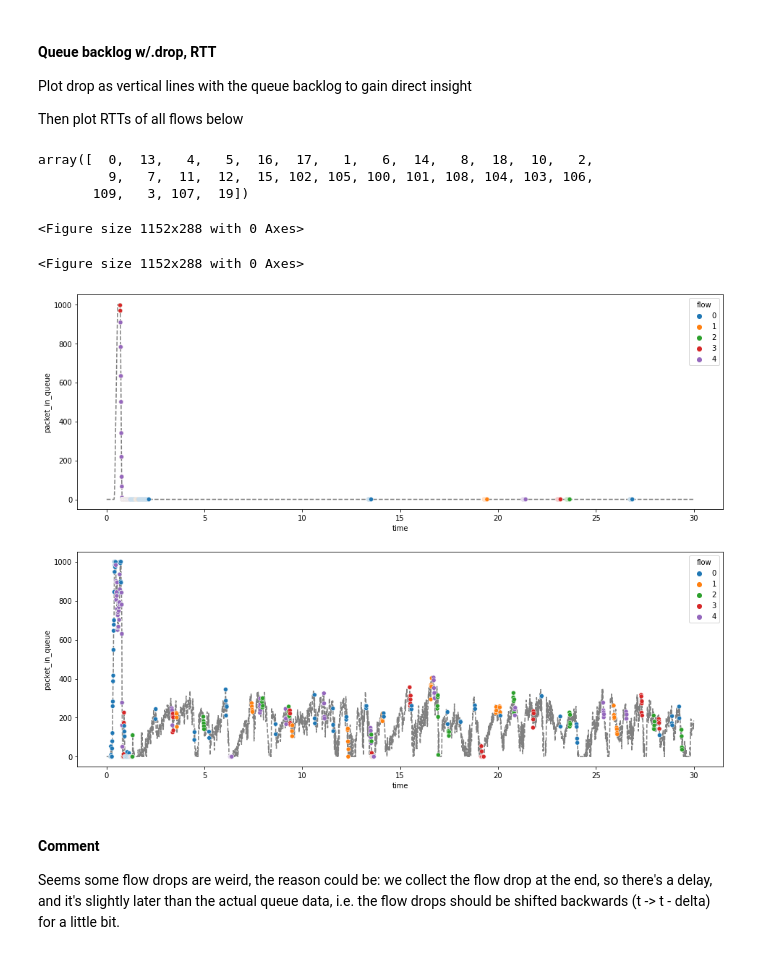
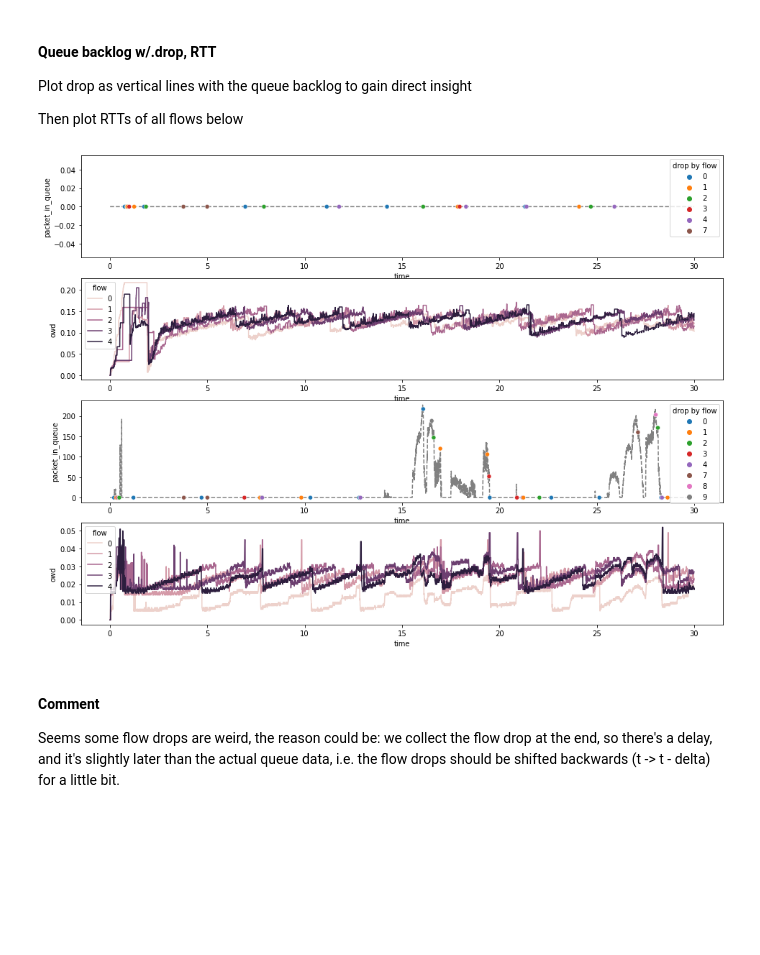
Before and after one commit to PrinceS17/NS_Simulation_Toolkit, a Jupyter notebook: script/corr_analysis.ipynb, the cells around one changed output. Saved outputs shown, nothing was run; the diff lists cells and outputs as text; code cells hidden in the pictures; blank space fills up the shorter version.

```diff
--- a/script/corr_analysis.ipynb
+++ b/script/corr_analysis.ipynb
@@ -255,72 +258,27 @@ Linear/rank correlation of SLR < 0 for co-btnk link, as the loss might be interl
 Plot drop as vertical lines with the queue backlog to gain direct insight
 
 Then plot RTTs of all flows below
-# %%
-# TODO
-
-import matplotlib.pyplot as plt
-
-# fig, ax = plt.subplots(2, 1)
-plt.figure(figsize=(16, 4))
-data = qdfs[1]
-fdf = dfs[1]
-fdf = fdf.query('drop == 1')
-idx = fdf.index
-
-
-fdf.iloc[:50]
-# data
-
-fdf['flow'].unique()
-
-# pd.merge(data, fdf, on='time')      # join on both columns, works
-# %% [output]
-array([  0,  13,   4,   5,  16,  17,   1,   6,  14,   8,  18,  10,   2,
-         9,   7,  11,  12,  15, 102, 105, 100, 101, 108, 104, 103, 106,
-       109,   3, 107,  19])
-<Figure size 1152x288 with 0 Axes>
 # %%
-# TODO
-
 import matplotlib.pyplot as plt
 
-# fig, ax = plt.subplots(2, 1)
-plt.figure(figsize=(16, 4))
-data = qdfs[1]
-fdf = dfs[1]
-fdf = fdf.query('cstate == 3 or cstate == 4')
-idx = fdf.index
-
-
-fdf
-data
-
-# d1 = data.iloc[idx]
-
-# # usage of marker
-# res = sns.lineplot(x='time', y='packet_in_queue', data=data,
-#     marker='x', markeredgecolor='red', markersize=5, markevery=range(1, len(data), 50))
-
-# # usage of another layer of plot
-# sns.scatterplot(x='time', y='packet_in_queue', color='red', data=d1)
-
-# plt.show()
-
-
-# official
-fig, ax = plt.subplots(2, 1, figsize=(16, 12))
+fig, ax = plt.subplots(4, 1, figsize=(16, 12))
+n_flow = 10
 for i in range(2):
     qdf, fdf = qdfs[i], dfs[i]
     pq = 'packet_in_queue'
-    fdf = fdf.query('(cstate == 3 or cstate == 4) and flow < 5')
+    fdf = fdf.query(f'drop > 0 and flow < {n_flow}')
     fdf = pd.merge(fdf, qdf, on='time')
-    sns.lineplot(x='time', y=pq, data=qdf, color='grey', linestyle='--', ax=ax[i], zorder=1)
-    sns.scatterplot(x='time', y=pq, data=fdf, marker='o', hue='flow', ax=ax[i], palette='tab10', zorder=2)
+    sns.lineplot(x='time', y=pq, data=qdf, color='grey', linestyle='--', ax=ax[2*i], zorder=1)
+    sns.scatterplot(x='time', y=pq, data=fdf, marker='o', hue='flow', ax=ax[2*i], palette='tab10', zorder=2)
+    lg = ax[2*i].get_legend()
+    lg.set_title('drop by flow')
+
+    # sns.lineplot(x='time', y='rtt', data=dfs[i].query('flow < 5'), hue='flow', ax=ax[2*i + 1])
+    sns.lineplot(x='time', y='owd', data=dfs[i].query('flow < 5'), hue='flow', ax=ax[2*i + 1])
 
 plt.show()
 # %% [output]
-<Figure size 1152x288 with 0 Axes>
-[figure, old version]
+[figure, new version]
 # %% [markdown]
 #### Comment
 Seems some flow drops are weird, the reason could be: we collect the flow drop at the end, so there's a delay, and it's slightly later than the actual queue data, i.e. the flow drops should be shifted backwards (t -> t - delta) for a little bit.
```
Also changed, not shown: parts of 13 cells of this notebook, 2 other files.
